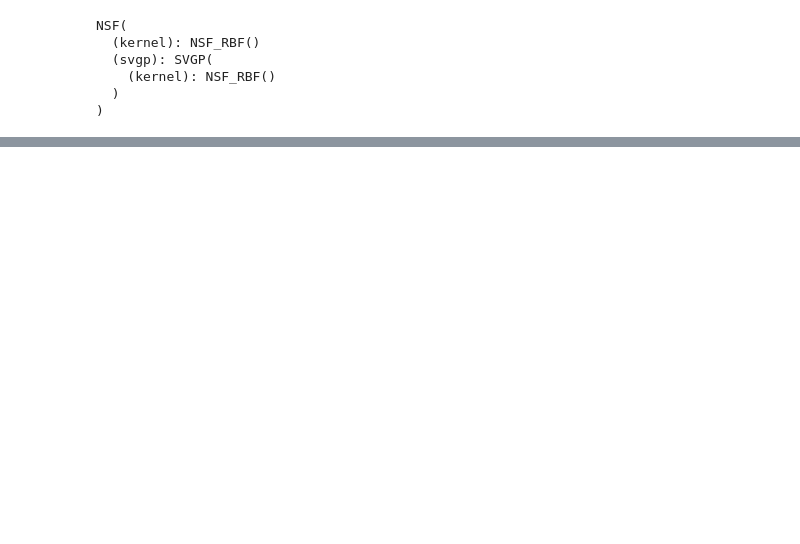
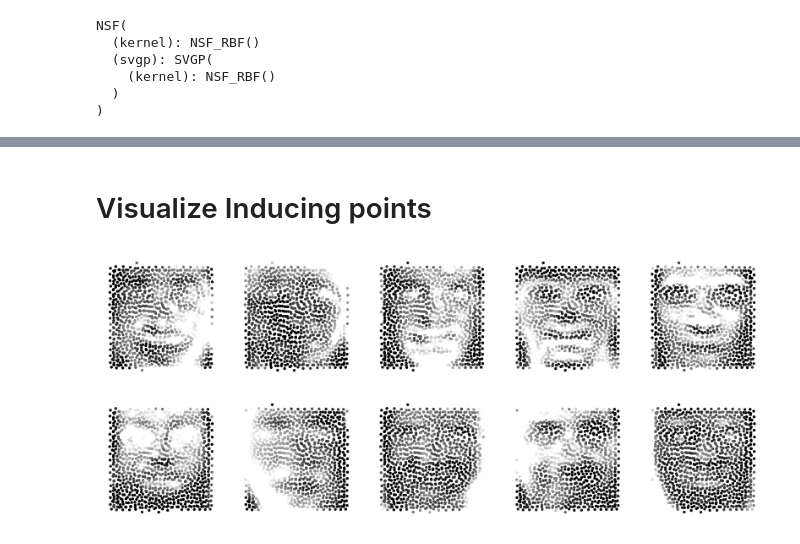
Before and after one commit to luisdiaz1997/GPzoo, a Jupyter notebook: notebooks/eigenfaces_NSF.ipynb, the cells around one changed output, grey strips where cells are left out. Cells and saved outputs as stored; diff of their text form; code cells hidden in the pictures; blank space fills up the shorter version.

```diff
--- a/notebooks/eigenfaces_NSF.ipynb
+++ b/notebooks/eigenfaces_NSF.ipynb
@@ -67,0 +92,15 @@ for i in range(L):
+# %% [markdown]
+# Visualize Inducing points
+# %%
+Z = model.svgp.Z.detach().cpu().numpy()
+
+plt.figure(figsize=(10, L*2//5))
+for i in range(L):
+    plt.subplot(L//5, 5, i+1)
+    loading = torch.exp(qU.mean[i]).detach().cpu().numpy()
+
+    plt.scatter(Z[:,0], Z[:,1], c=loading, cmap='gray',  vmin=0, vmax=10,  s=2)
+
+    plt.axis('off')
+# %% [output]
+[figure, added]
```
Also changed, not shown: parts of 12 cells of this notebook, 2 other files.
